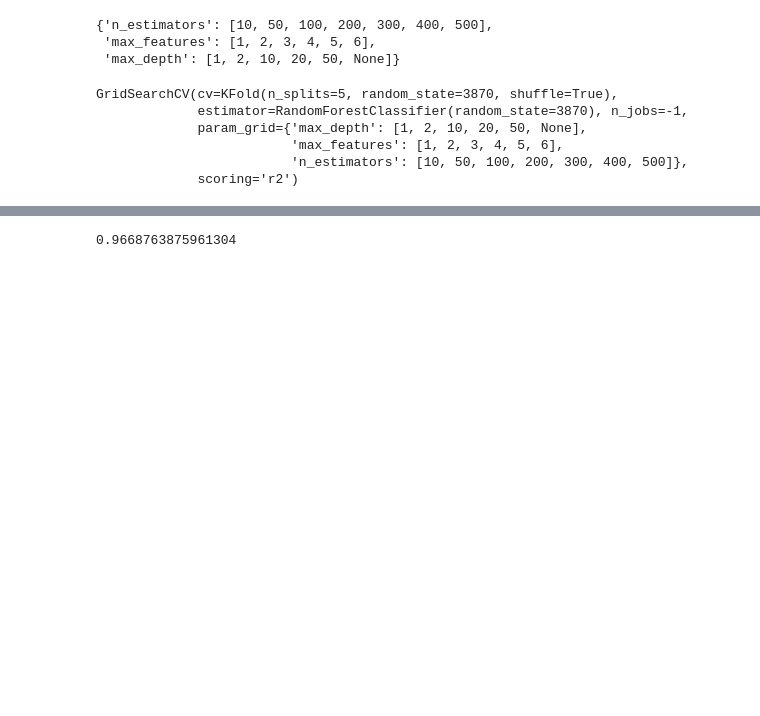
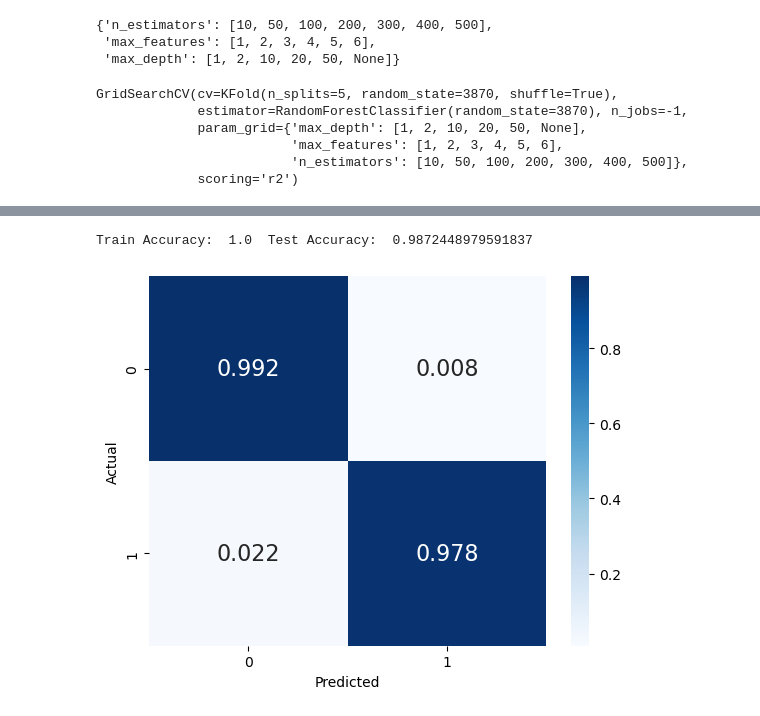
Before and after one commit to estasko/data_science_pinnacle, a Jupyter notebook: main.ipynb, the cells around one changed output, grey strips where cells are left out. Cells and saved outputs as stored; diff of their text form; code cells hidden in the pictures; blank space fills up the shorter version.

```diff
--- a/main.ipynb
+++ b/main.ipynb
@@ -551,6 +536,6 @@ best_hps
 # %%
-best_model = (
-    XGBRegressor(
+xgb_best_model = (
+    XGBClassifier(
         **best_hps,  # Assigns the dictionary values to the parameter keys
         random_state = 3870,
         early_stopping_rounds = 20
@@ -562,8 +547,28 @@ best_model = (
     )
 )
 
-# Calculating the R2
-R2_xgb_tuned = best_model.score(x_test, y_test)
-R2_xgb_tuned
+# Calculating the accuracy of the model
+accuracy_xgb_tuned = best_model.score(x_test, y_test)
+print('Train Accuracy: ',best_model.score(x_train, y_train), ' Test Accuracy: ', accuracy_xgb_tuned)
 # %% [output]
-0.9668763875961304
+Train Accuracy:  1.0  Test Accuracy:  0.9872448979591837
+# %%
+xgb_y_pred = best_model.predict(X = x_test)
+# %%
+# Create a normalized confusion matrix of true/ false positives and negatives
+XGB_confusion_matrix = confusion_matrix(
+    y_true = y_test,
+    y_pred = xgb_y_pred,
+    normalize = 'true'
+)
+# %%
+# Display the confusion matrix
+sns.heatmap(XGB_confusion_matrix,
+           annot = True,
+           fmt = '.3f',
+           cmap = 'Blues',
+           annot_kws = {'size': 16})
+plt.xlabel("Predicted")
+plt.ylabel("Actual");
+# %% [output]
+[figure, added]
```
Also changed, not shown: parts of 15 cells of this notebook, 3 other files.
